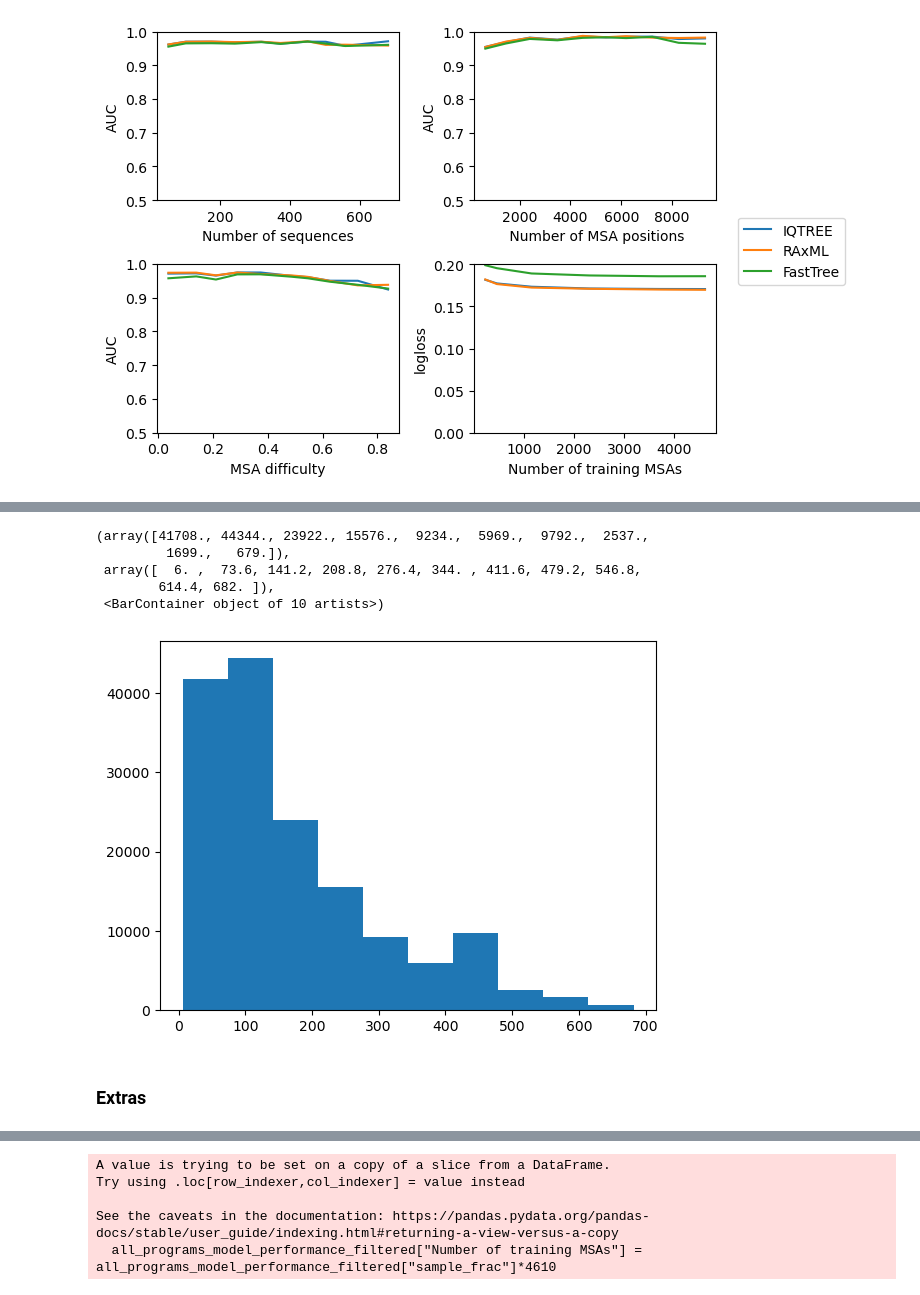
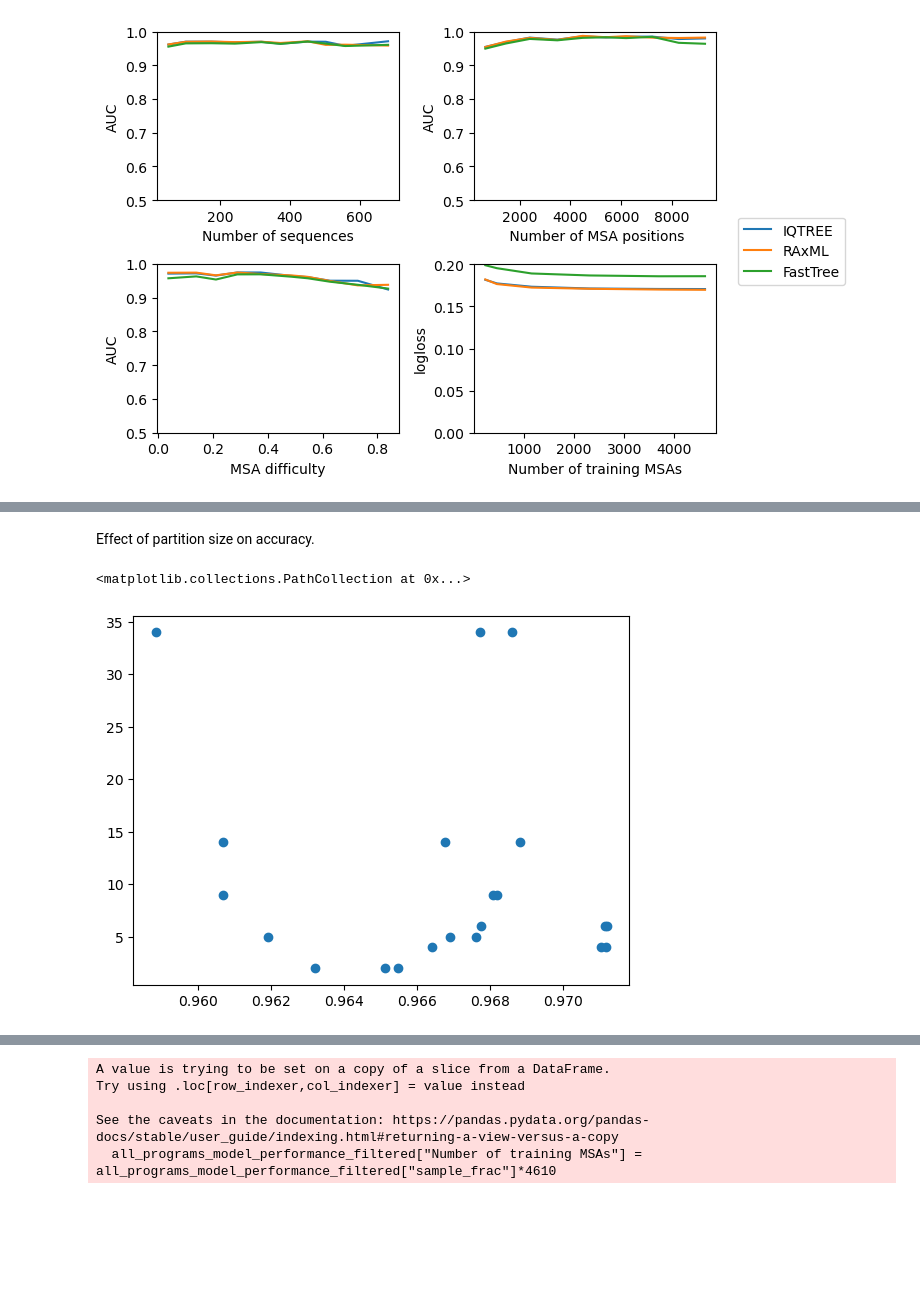
Before and after one commit to noaeker/bootstrap_repo, a Jupyter notebook: python notebooks/main paper analysis.ipynb, the cells around one changed output, grey strips where cells are left out. Drawn from its saved outputs; the diff is of its cells as text; code cells hidden in the pictures; blank space fills up the shorter version.

```diff
--- a/python notebooks/main paper analysis.ipynb
+++ b/python notebooks/main paper analysis.ipynb
@@ -349,29 +349,3 @@ Try using .loc[row_indexer,col_indexer] = value instead
 See the caveats in the documentation: https://pandas.pydata.org/pandas-docs/stable/user_guide/indexing.html#returning-a-view-versus-a-copy
   all_programs_model_performance_filtered["Number of training MSAs"] = all_programs_model_performance_filtered["sample_frac"]*4610
 [figure]
-# %%
- all_programs_test_data['binned_col'] = pd.cut(all_programs_test_data[col], 10)
-    grouped_df = all_programs_test_data.groupby(['binned_col','program'])
-    grouped_df_data = grouped_df.agg(median_per_group = (col,np.median)).reset_index()
-    auc_scores = []
-
-    for name, group in grouped_df:
-        # Assume 'target' is the column representing the binary classification outcome
-        y_true = group['true_binary_support']
-        y_scores = group['predictions_full_standard']
-        auc = roc_auc_score(y_true, y_scores)
-        auc_scores.append(auc)
-
-    grouped_df_data['AUC'] = auc_scores
-    sns.lineplot(data=grouped_df_data, x="median_per_group", y="AUC", hue = "program", hue_order= hue_order,ax=axs[i])
-    axs[i].set_ylim(0.5,1)
-    axs[i].set_xlabel(columns_dict[col])
-    axs[i].get_legend().remove()
-
-
-
-
-iqtree_refs['test_data']['prediction_diff'] = abs(iqtree_refs['test_data']['true_binary_support']- iqtree_refs['test_data']['predictions_full_standard'])
-plt.scatter(iqtree_refs['test_data']['feature_partition_size'], iqtree_refs['test_data']['prediction_diff'])
-
-np.corrcoef(iqtree_refs['test_data']['feature_partition_size'], iqtree_refs['test_data']['prediction_diff'])
@@ -391,11 +352,23 @@ array([[1.        , 0.02140527],
-# %%
-plt.hist(raxml_refs['test_data']['feature_msa_n_seq'])
-# %% [output]
-(array([41708., 44344., 23922., 15576.,  9234.,  5969.,  9792.,  2537.,
-         1699.,   679.]),
- array([  6. ,  73.6, 141.2, 208.8, 276.4, 344. , 411.6, 479.2, 546.8,
-        614.4, 682. ]),
- <BarContainer object of 10 artists>)
-[figure, removed]
-# %% [markdown]
-### Extras
+# %% [markdown]
+Effect of partition size on accuracy.
+# %%
+
+all_programs_test_data['binned_partition_size'] = pd.qcut(all_programs_test_data['feature_partition_size'], 10,duplicates
+ = 'drop')
+grouped_df = all_programs_test_data.groupby(['binned_partition_size','program'])
+grouped_df_data = grouped_df.agg(median_partition_size_per_group = ('feature_partition_size',np.median)).reset_index()
+auc_scores = []
+
+for name, group in grouped_df:
+    # Assume 'target' is the column representing the binary classification outcome
+    y_true = group['true_binary_support']
+    y_scores = group['predictions_full_standard']
+    auc = roc_auc_score(y_true, y_scores)
+    auc_scores.append(auc)
+
+grouped_df_data['AUC'] = auc_scores
+
+plt.scatter(x = grouped_df_data['AUC'], y = grouped_df_data['median_partition_size_per_group'])
+# %% [output]
+<matplotlib.collections.PathCollection at 0x...>
+[figure, added]
```
Also changed, not shown: parts of 13 cells of this notebook, 4 other files.
